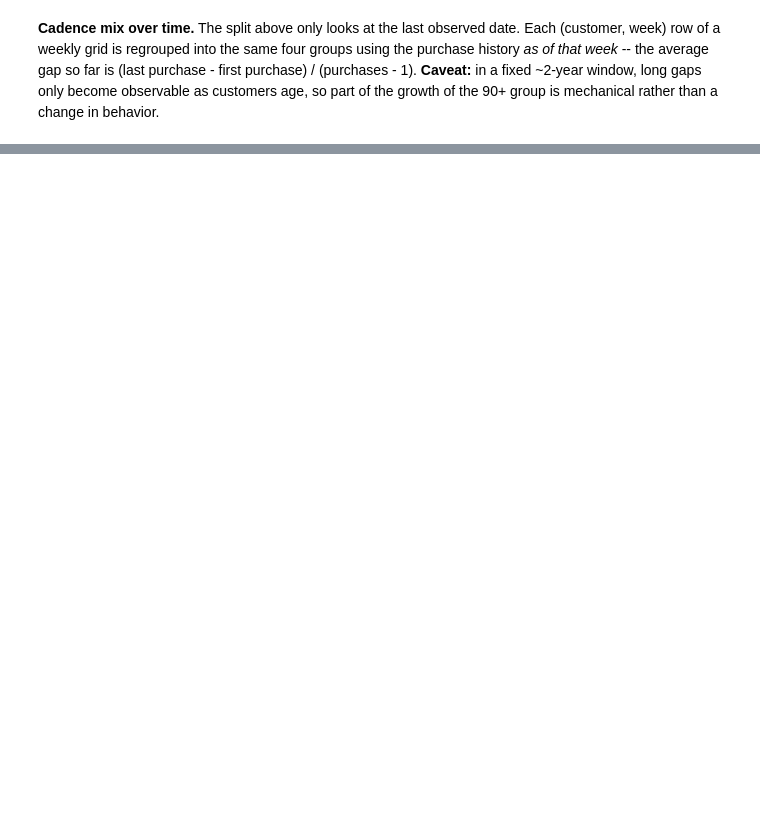
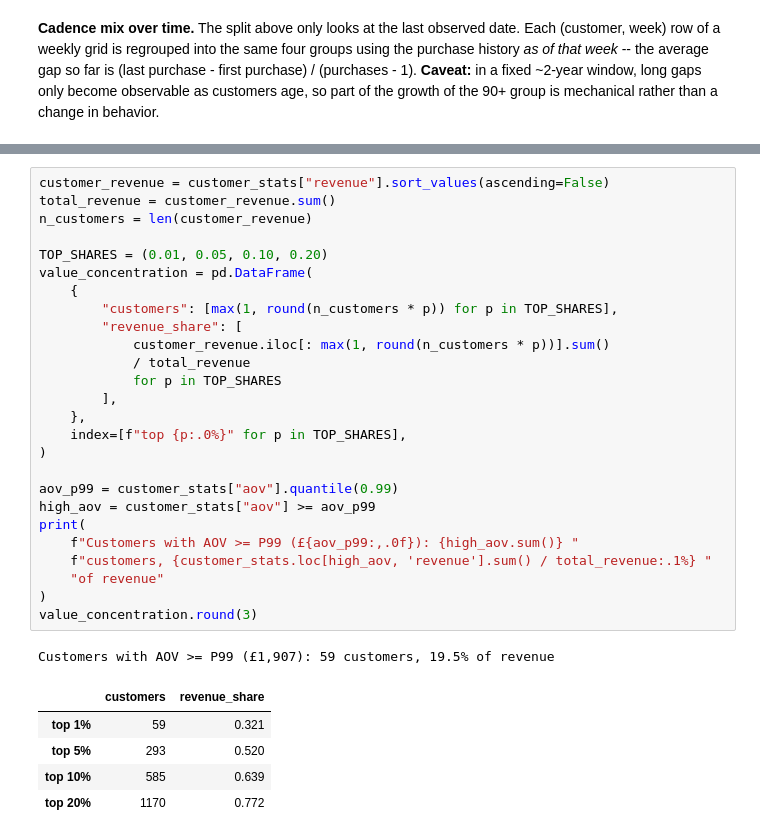
Before and after one commit to nguyenbaanh7779/customer-churn-prediction, a Jupyter notebook: notebooks/06_data_understanding.ipynb, the cells around one changed output, grey strips where cells are left out. Cells and saved outputs as stored; diff of their text form; blank space fills up the shorter version.

```diff
--- a/notebooks/06_data_understanding.ipynb
+++ b/notebooks/06_data_understanding.ipynb
@@ -921,0 +984,33 @@ plt.show()
+# %%
+customer_revenue = customer_stats["revenue"].sort_values(ascending=False)
+total_revenue = customer_revenue.sum()
+n_customers = len(customer_revenue)
+
+TOP_SHARES = (0.01, 0.05, 0.10, 0.20)
+value_concentration = pd.DataFrame(
+    {
+        "customers": [max(1, round(n_customers * p)) for p in TOP_SHARES],
+        "revenue_share": [
+            customer_revenue.iloc[: max(1, round(n_customers * p))].sum()
+            / total_revenue
+            for p in TOP_SHARES
+        ],
+    },
+    index=[f"top {p:.0%}" for p in TOP_SHARES],
+)
+
+aov_p99 = customer_stats["aov"].quantile(0.99)
+high_aov = customer_stats["aov"] >= aov_p99
+print(
+    f"Customers with AOV >= P99 (£{aov_p99:,.0f}): {high_aov.sum()} "
+    f"customers, {customer_stats.loc[high_aov, 'revenue'].sum() / total_revenue:.1%} "
+    "of revenue"
+)
+value_concentration.round(3)
+# %% [output]
+Customers with AOV >= P99 (£1,907): 59 customers, 19.5% of revenue
+|  | customers | revenue_share |
+| top 1% | 59 | 0.321 |
+| top 5% | 293 | 0.520 |
+| top 10% | 585 | 0.639 |
+| top 20% | 1170 | 0.772 |
```
Also changed, not shown: parts of 12 cells of this notebook, 8 other files.
